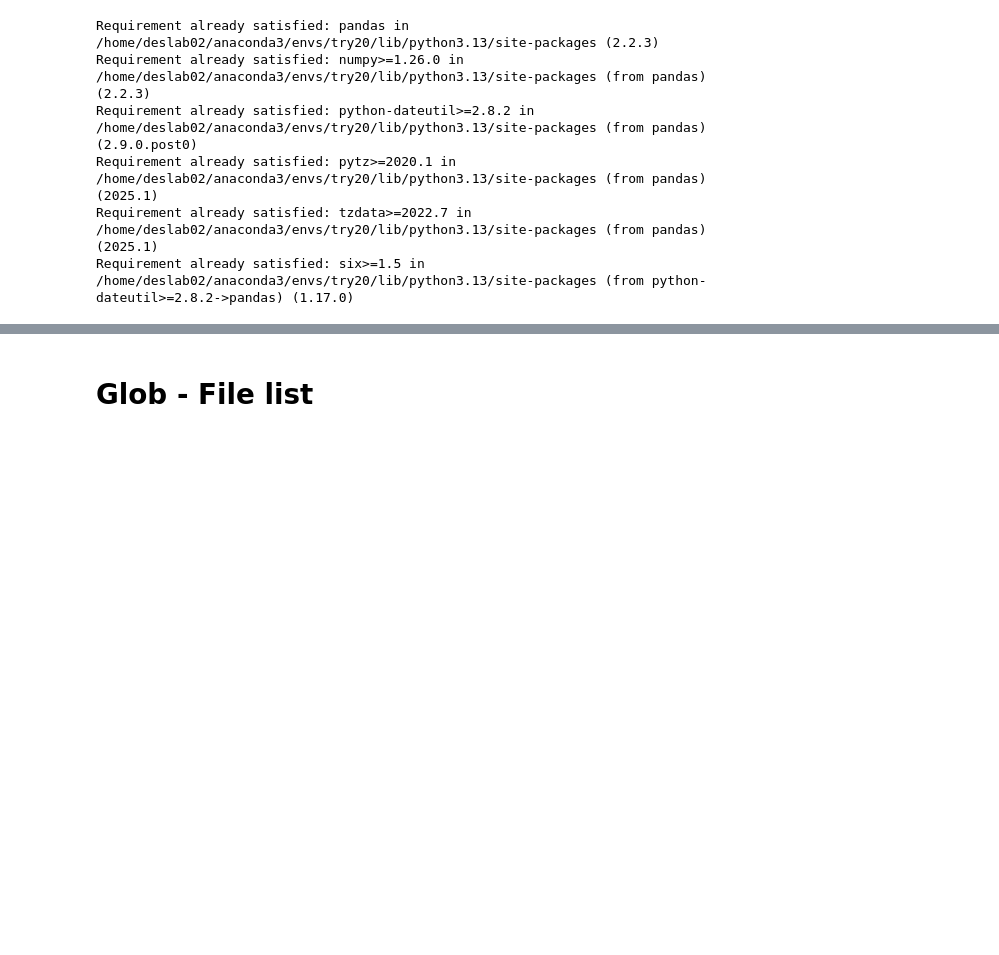
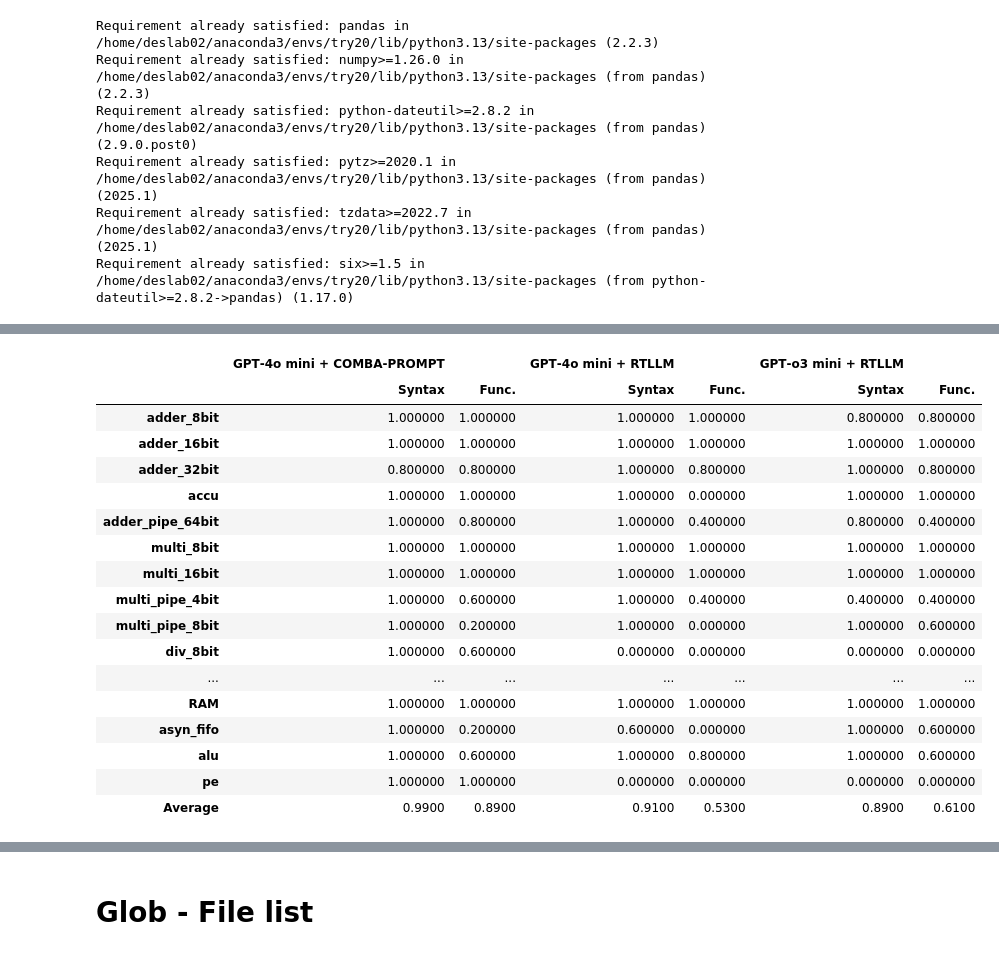
Before and after one commit to tkim-061203/COMBA-LLM, a Jupyter notebook: run.ipynb, the cells around one changed output, grey strips where cells are left out. Drawn from its saved outputs; the diff is of its cells as text; code cells hidden in the pictures; blank space fills up the shorter version.

```diff
--- a/run.ipynb
+++ b/run.ipynb
@@ -40,0 +172,7 @@ modules/adder_8bit/reports/report_gpt-4o-mini-2024-07-18.json
+# %%
+all_module_join_style_df = all_module_join_df.agg(["mean"]).style \
+                   .format(precision=4) \
+                   .relabel_index(["Average"])
+# %%
+all_module_join_style_df.data = all_module_join_style_df.data.round(2)
+# all_module_join_style_df.apply(highlight_max, props=['color:black;background-color:lightblue', 'color:black;background-color:lightgreen'], axis=1)
@@ -40,0 +181,24 @@ modules/adder_8bit/reports/report_gpt-4o-mini-2024-07-18.json
+# %%
+all_module_join_style_df = all_module_join_df.style.concat(all_module_join_style_df)
+# %%
+# all_module_join_style_df.format_index(str.upper, axis=1)
+all_module_join_style_df
+# %% [output]
+|  | GPT‑4o mini + COMBA-PROMPT |  | GPT‑4o mini + RTLLM |  | GPT‑o3 mini + RTLLM |  |
+|  | Syntax | Func. | Syntax | Func. | Syntax | Func. |
+| adder_8bit | 1.000000 | 1.000000 | 1.000000 | 1.000000 | 0.800000 | 0.800000 |
+| adder_16bit | 1.000000 | 1.000000 | 1.000000 | 1.000000 | 1.000000 | 1.000000 |
+| adder_32bit | 0.800000 | 0.800000 | 1.000000 | 0.800000 | 1.000000 | 0.800000 |
+| accu | 1.000000 | 1.000000 | 1.000000 | 0.000000 | 1.000000 | 1.000000 |
+| adder_pipe_64bit | 1.000000 | 0.800000 | 1.000000 | 0.400000 | 0.800000 | 0.400000 |
+| multi_8bit | 1.000000 | 1.000000 | 1.000000 | 1.000000 | 1.000000 | 1.000000 |
+| multi_16bit | 1.000000 | 1.000000 | 1.000000 | 1.000000 | 1.000000 | 1.000000 |
+| multi_pipe_4bit | 1.000000 | 0.600000 | 1.000000 | 0.400000 | 0.400000 | 0.400000 |
+| multi_pipe_8bit | 1.000000 | 0.200000 | 1.000000 | 0.000000 | 1.000000 | 0.600000 |
+| div_8bit | 1.000000 | 0.600000 | 0.000000 | 0.000000 | 0.000000 | 0.000000 |
+| ... | ... | ... | ... | ... | ... | ... |
+| RAM | 1.000000 | 1.000000 | 1.000000 | 1.000000 | 1.000000 | 1.000000 |
+| asyn_fifo | 1.000000 | 0.200000 | 0.600000 | 0.000000 | 1.000000 | 0.600000 |
+| alu | 1.000000 | 0.600000 | 1.000000 | 0.800000 | 1.000000 | 0.600000 |
+| pe | 1.000000 | 1.000000 | 0.000000 | 0.000000 | 0.000000 | 0.000000 |
+| Average | 0.9900 | 0.8900 | 0.9100 | 0.5300 | 0.8900 | 0.6100 |
```
Also changed, not shown: parts of 26 cells of this notebook, 14 other files.
